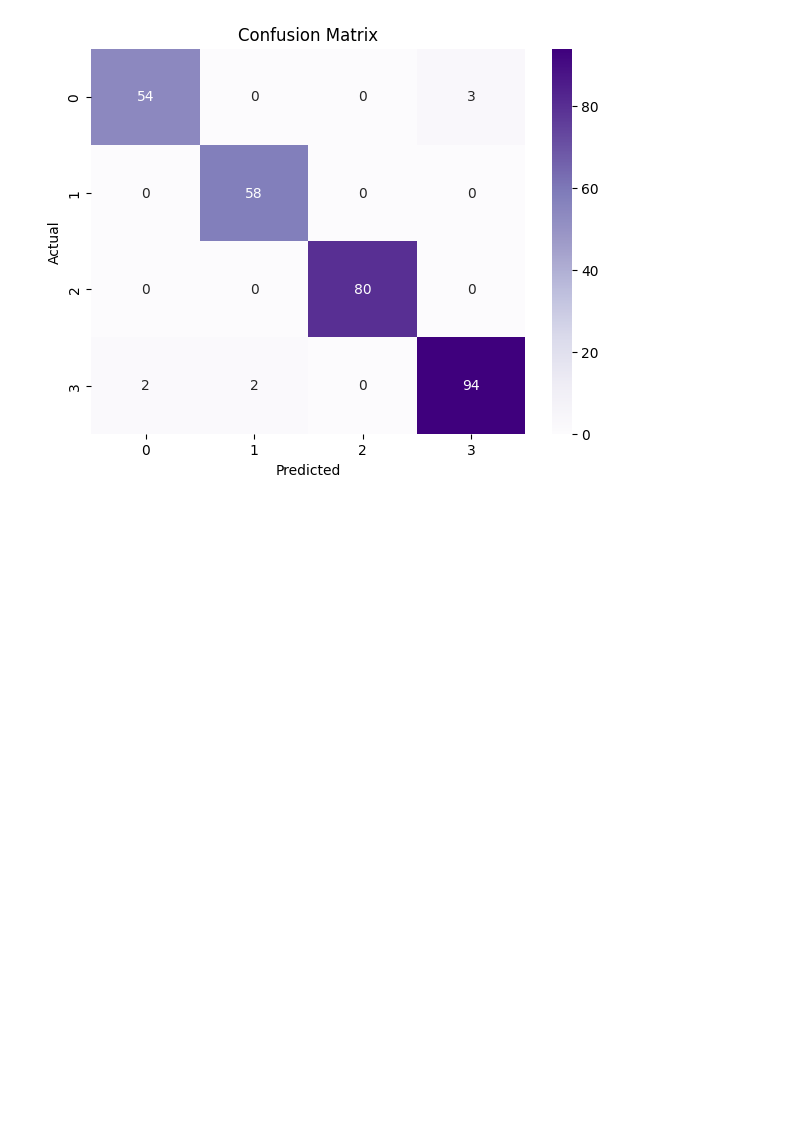
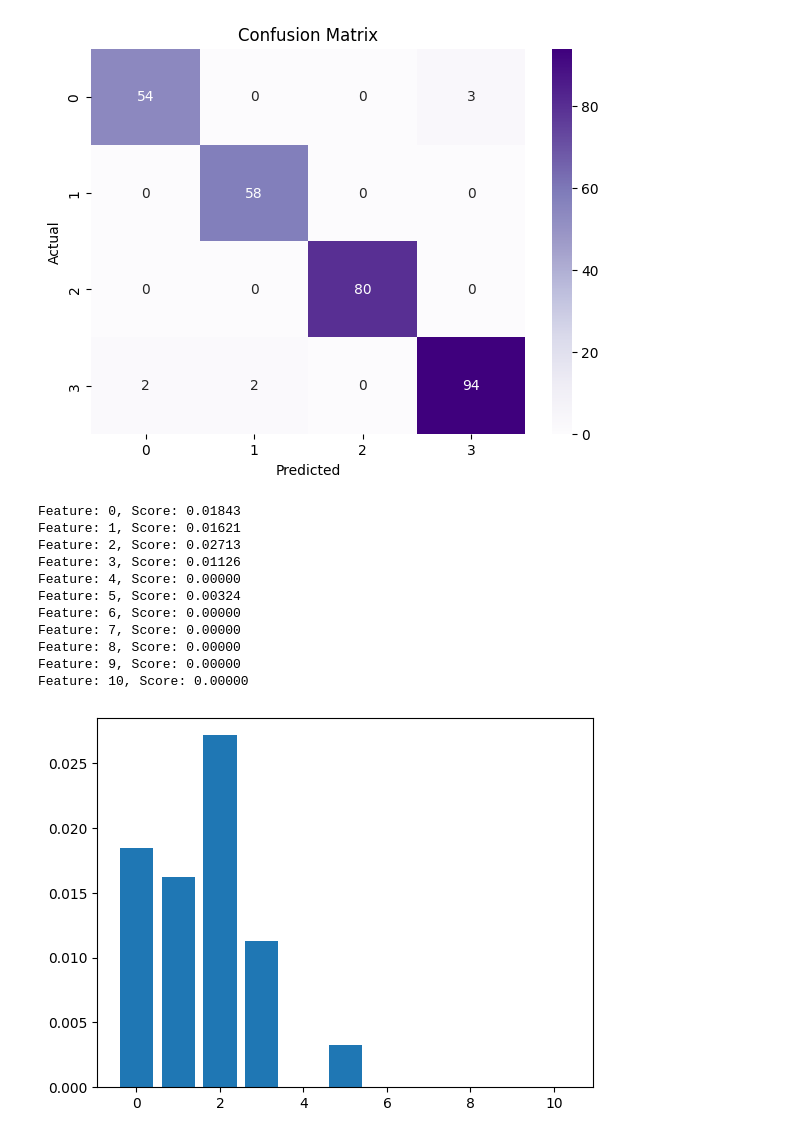
Before and after one commit to andysontran/health-factors-ml-pred, a Jupyter notebook: KNN_patients.ipynb, the cells around one changed output. Saved outputs shown, nothing was run; the diff lists cells and outputs as text; code cells hidden in the pictures; blank space fills up the shorter version.

```diff
--- a/KNN_patients.ipynb
+++ b/KNN_patients.ipynb
@@ -106,0 +112,6 @@ y_pred = knn.predict(X_test)
+# %%
+X_test = scaler.transform(X_test),
+        # Initialize K-NN classifier and fit the model,
+knn=KNeighborsClassifier(n_neighbors = 1, metric = 'manhattan')   # Set K = 1,
+knn = KNeighborsClassifier(n_neighbors = 1, metric = 'manhattan')   # Set K = 1 (lowest error rate),
+knn.fit(X_train, y_train)
@@ -140,3 +152,33 @@ plt.title('Confusion Matrix')
 plt.show()
 # %% [output]
 [figure]
+# %%
+# Permutation feature importance with K-NN for classification
+from sklearn.datasets import make_classification
+from sklearn.neighbors import KNeighborsClassifier
+from sklearn.inspection import permutation_importance
+from matplotlib import pyplot
+
+# Fit the model
+results = permutation_importance(knn, X_train, y_train, scoring = 'accuracy')
+
+importance = results.importances_mean
+
+for i,v in enumerate(importance):
+  print('Feature: %0d, Score: %.5f' % (i,v))
+
+pyplot.bar([x for x in range(len(importance))], importance)
+pyplot.show()
+# %% [output]
+Feature: 0, Score: 0.01843
+Feature: 1, Score: 0.01621
+Feature: 2, Score: 0.02713
+Feature: 3, Score: 0.01126
+Feature: 4, Score: 0.00000
+Feature: 5, Score: 0.00324
+Feature: 6, Score: 0.00000
+Feature: 7, Score: 0.00000
+Feature: 8, Score: 0.00000
+Feature: 9, Score: 0.00000
+Feature: 10, Score: 0.00000
+[figure, added]
```
Also changed, not shown: parts of 4 cells of this notebook.
